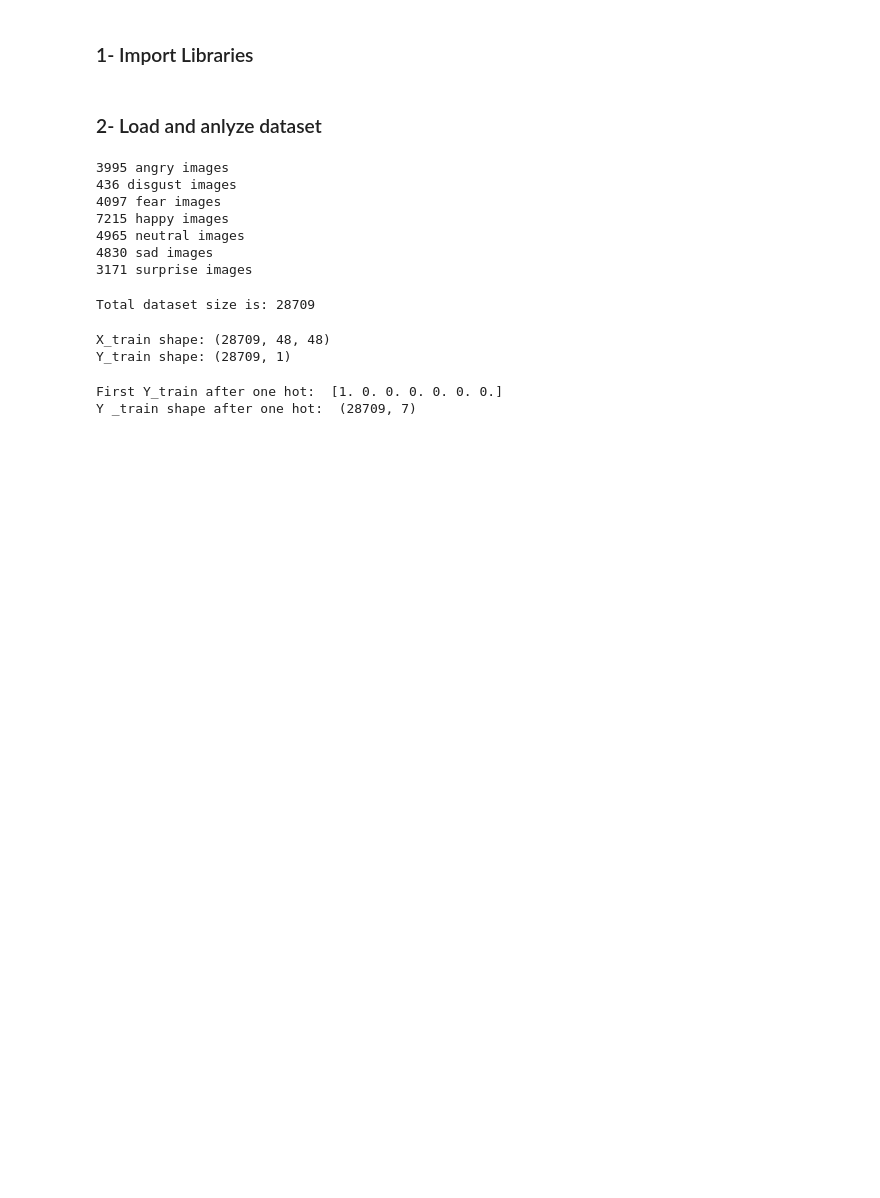
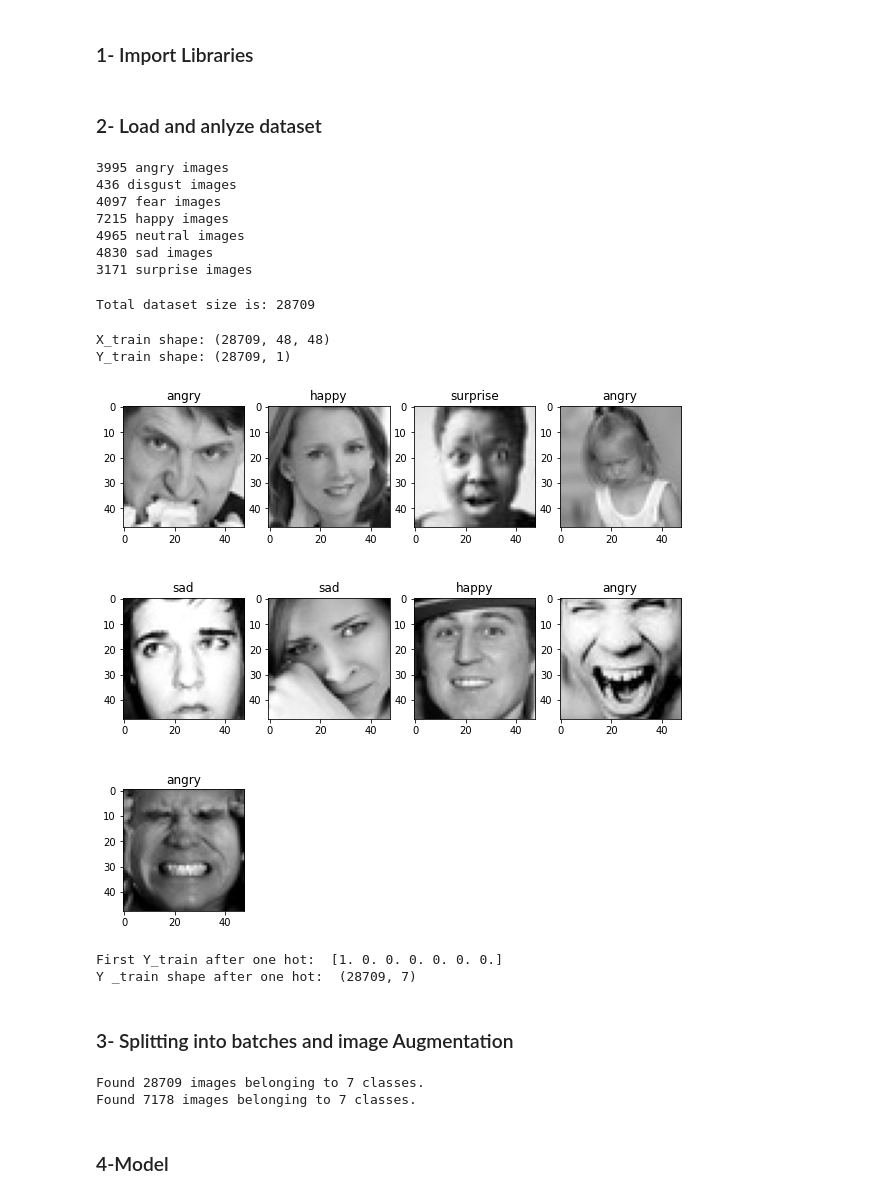
Before and after one commit to Ahmed-I-Abdullah/real-time-facial-expressions-recognition, a Jupyter notebook: facial_expressions_training.ipynb, the cells around one changed output. Drawn from its saved outputs; the diff is of its cells as text; code cells hidden in the pictures; blank space fills up the shorter version.

Commit message:
base model

```diff
--- a/facial_expressions_training.ipynb
+++ b/facial_expressions_training.ipynb
@@ -34,18 +47,20 @@ print("Total dataset size is: " + str(total_image_count))
 # %% [output]
 Total dataset size is: 28709
 # %%
-X_train, Y_train = load_training_dataset()
+X_train, Y_train = load_dataset("dataset/train/")
+X_test, Y_test = load_dataset("dataset/test/")
 print ("X_train shape: " + str(X_train.shape))
 print ("Y_train shape: " + str(Y_train.shape))
 
 plt.figure(figsize=(10, 10))
 idx = np.random.choice(np.arange(len(X_train)), 9, replace=False)
 for i, arr_index in enumerate(idx):
-    ax = plt.subplot(3, 3, i + 1)
+    ax = plt.subplot(3, 4, i + 1)
     plt.imshow(X_train[arr_index], cmap='gray')
     plt.title(class_names[np.squeeze(Y_train[arr_index])])
 # %% [output]
 X_train shape: (28709, 48, 48)
 Y_train shape: (28709, 1)
+[figure, added]
 # %%
 Y_train = convert_to_one_hot(Y_train, 7).T
@@ -54,3 +70,25 @@ print("Y _train shape after one hot: ", Y_train.shape)
 # %% [output]
 First Y_train after one hot:  [1. 0. 0. 0. 0. 0. 0.]
 Y _train shape after one hot:  (28709, 7)
+# %% [markdown]
+### 3- Splitting into batches and image Augmentation
+# %%
+training_data = ImageDataGenerator(horizontal_flip=True, rescale=1./255,).flow_from_directory("dataset/train/",
+                                                    target_size=(48, 48),
+                                                    color_mode="grayscale",
+                                                    batch_size=32,
+                                                    class_mode='categorical',
+                                                    shuffle=True)
+
+
+test_data = ImageDataGenerator(horizontal_flip=True, rescale=1./255,).flow_from_directory("dataset/test/",
+                                                    target_size=(48, 48),
+                                                    color_mode="grayscale",
+                                                    batch_size=32,
+                                                    class_mode='categorical',
+                                                    shuffle=False)
+# %% [output]
+Found 28709 images belonging to 7 classes.
+Found 7178 images belonging to 7 classes.
+# %% [markdown]
+###  4-Model
```
Also changed, not shown: parts of 6 cells of this notebook, 1 other file.
